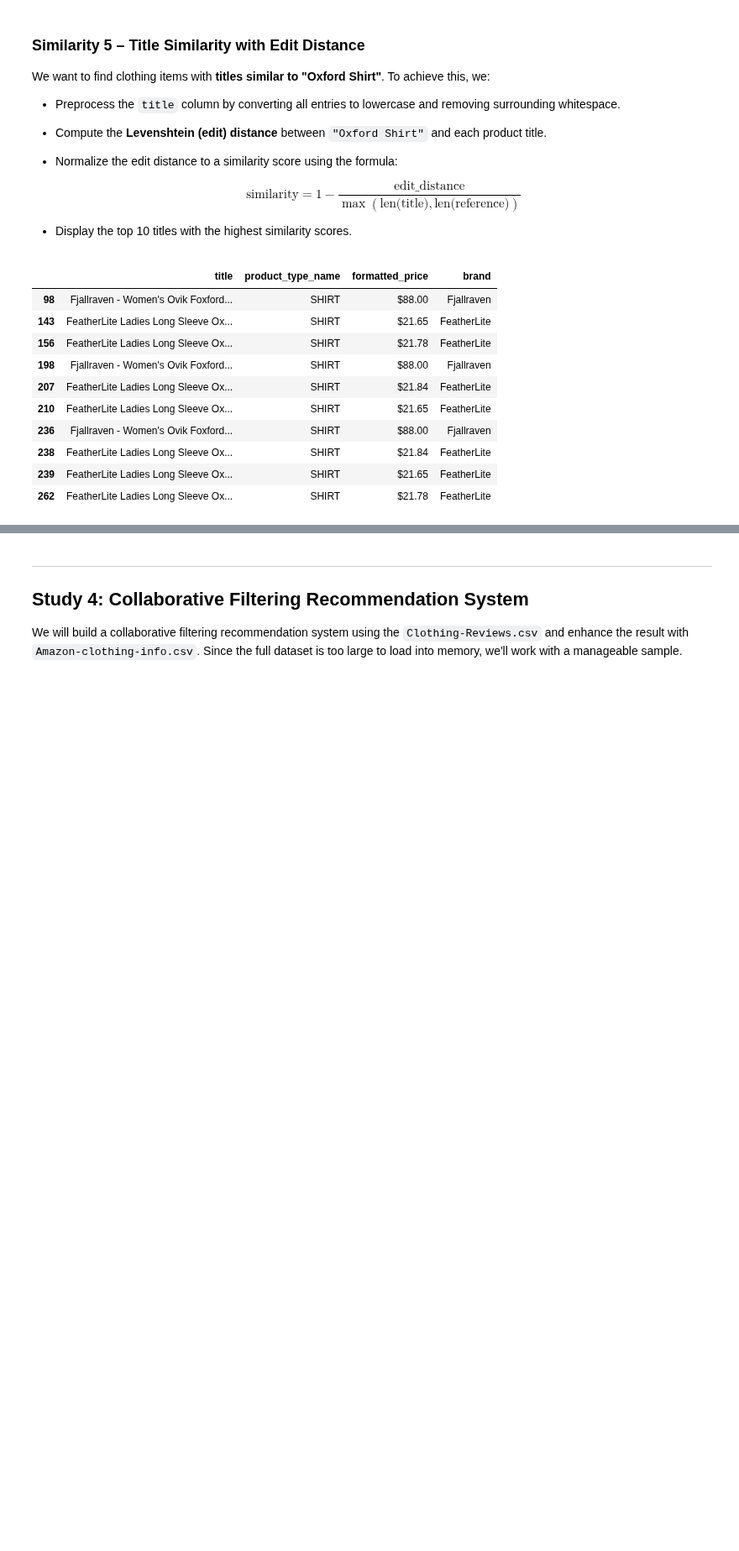
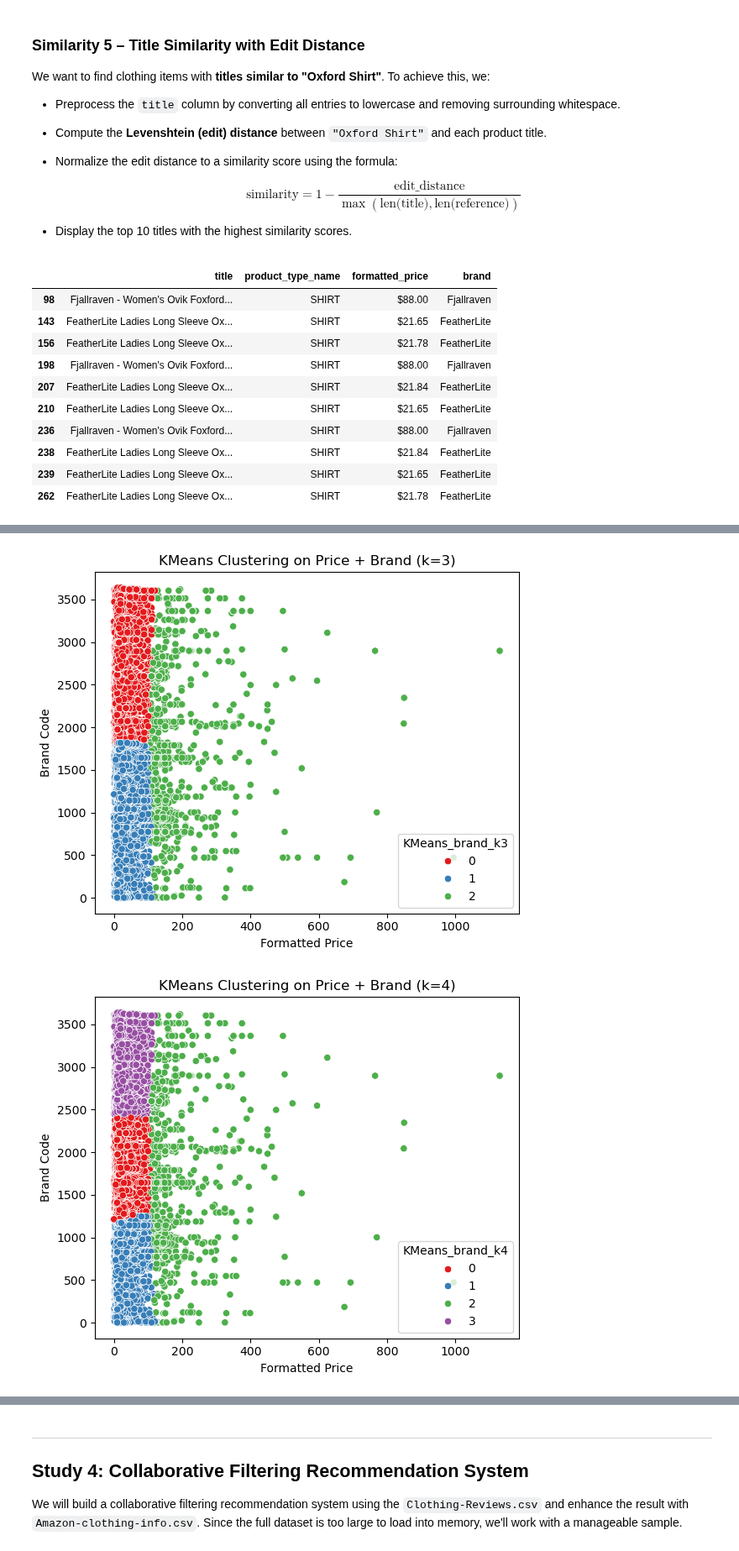
Before and after one commit to royruik/CSI4142_Assignments, a Jupyter notebook: A4/A4_Jupyter_Analysis.ipynb, the cells around one changed output, grey strips where cells are left out. Shown at 84% size. Drawn from its saved outputs; the diff is of its cells as text; code cells hidden in the pictures; blank space fills up the shorter version.

```diff
--- a/A4/A4_Jupyter_Analysis.ipynb
+++ b/A4/A4_Jupyter_Analysis.ipynb
@@ -704,0 +606,31 @@ dtype: float64
+# %%
+# Prepare data: drop missing values and clean price
+df_cluster_brand_kmeans = amazon_clothing.dropna(subset=["formatted_price", "brand"]).copy()
+df_cluster_brand_kmeans["formatted_price_clean"] = df_cluster_brand_kmeans["formatted_price"].apply(clean_price)
+df_cluster_brand_kmeans = df_cluster_brand_kmeans.dropna(subset=["formatted_price_clean"])
+df_cluster_brand_kmeans["brand_code"] = df_cluster_brand_kmeans["brand"].astype("category").cat.codes
+
+# Feature matrix and scaling
+X_kmeans = df_cluster_brand_kmeans[["formatted_price_clean", "brand_code"]]
+X_kmeans_scaled = StandardScaler().fit_transform(X_kmeans)
+
+# Try multiple values of k in KMeans
+for k in [3, 4, 5]:
+    kmeans = KMeans(n_clusters=k, random_state=42)
+    df_cluster_brand_kmeans[f"KMeans_brand_k{k}"] = kmeans.fit_predict(X_kmeans_scaled)
+
+    # Visualization
+    plt.figure(figsize=(6, 5))
+    sns.scatterplot(data=df_cluster_brand_kmeans,
+                    x="formatted_price_clean",
+                    y="brand_code",
+                    hue=f"KMeans_brand_k{k}",
+                    palette="Set1")
+    plt.title(f"KMeans Clustering on Price + Brand (k={k})")
+    plt.xlabel("Formatted Price")
+    plt.ylabel("Brand Code")
+    plt.tight_layout()
+    plt.show()
+# %% [output]
+[figure, added]
+[figure, added]
```
Also changed, not shown: parts of 34 cells of this notebook.
